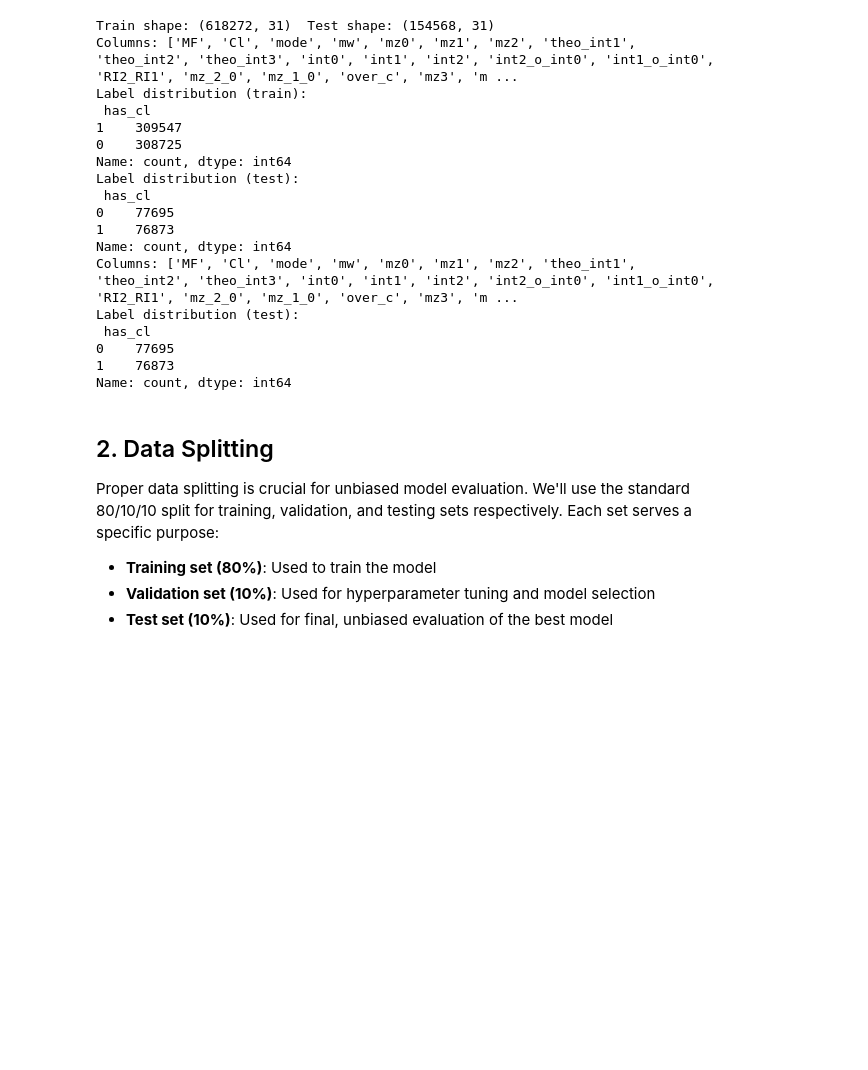
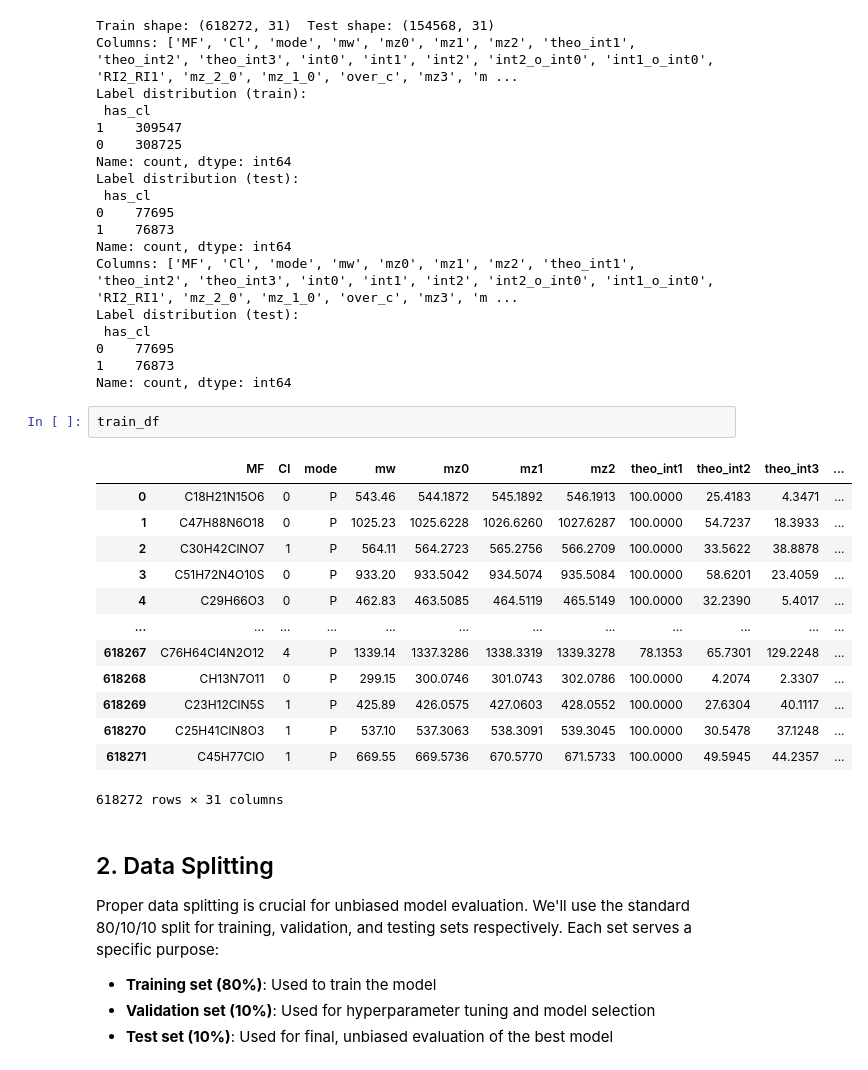
Before and after one commit to HuanLab/ML4MassSpec, a Jupyter notebook: notebooks/1_Data_Preparation.ipynb, the cells around one changed output. Drawn from its saved outputs; the diff is of its cells as text; blank space fills up the shorter version.

```diff
--- a/notebooks/1_Data_Preparation.ipynb
+++ b/notebooks/1_Data_Preparation.ipynb
@@ -105,6 +105,22 @@ Label distribution (test):
 0    77695
 1    76873
 Name: count, dtype: int64
+# %%
+train_df
+# %% [output]
+|  | MF | Cl | mode | mw | mz0 | mz1 | mz2 | theo_int1 | theo_int2 | theo_int3 | ... |
+| 0 | C18H21N15O6 | 0 | P | 543.46 | 544.1872 | 545.1892 | 546.1913 | 100.0000 | 25.4183 | 4.3471 | ... |
+| 1 | C47H88N6O18 | 0 | P | 1025.23 | 1025.6228 | 1026.6260 | 1027.6287 | 100.0000 | 54.7237 | 18.3933 | ... |
+| 2 | C30H42ClNO7 | 1 | P | 564.11 | 564.2723 | 565.2756 | 566.2709 | 100.0000 | 33.5622 | 38.8878 | ... |
+| 3 | C51H72N4O10S | 0 | P | 933.20 | 933.5042 | 934.5074 | 935.5084 | 100.0000 | 58.6201 | 23.4059 | ... |
+| 4 | C29H66O3 | 0 | P | 462.83 | 463.5085 | 464.5119 | 465.5149 | 100.0000 | 32.2390 | 5.4017 | ... |
+| ... | ... | ... | ... | ... | ... | ... | ... | ... | ... | ... | ... |
+| 618267 | C76H64Cl4N2O12 | 4 | P | 1339.14 | 1337.3286 | 1338.3319 | 1339.3278 | 78.1353 | 65.7301 | 129.2248 | ... |
+| 618268 | CH13N7O11 | 0 | P | 299.15 | 300.0746 | 301.0743 | 302.0786 | 100.0000 | 4.2074 | 2.3307 | ... |
+| 618269 | C23H12ClN5S | 1 | P | 425.89 | 426.0575 | 427.0603 | 428.0552 | 100.0000 | 27.6304 | 40.1117 | ... |
+| 618270 | C25H41ClN8O3 | 1 | P | 537.10 | 537.3063 | 538.3091 | 539.3045 | 100.0000 | 30.5478 | 37.1248 | ... |
+| 618271 | C45H77ClO | 1 | P | 669.55 | 669.5736 | 670.5770 | 671.5733 | 100.0000 | 49.5945 | 44.2357 | ... |
+618272 rows × 31 columns
 # %% [markdown]
 ## 2. Data Splitting
 
```
